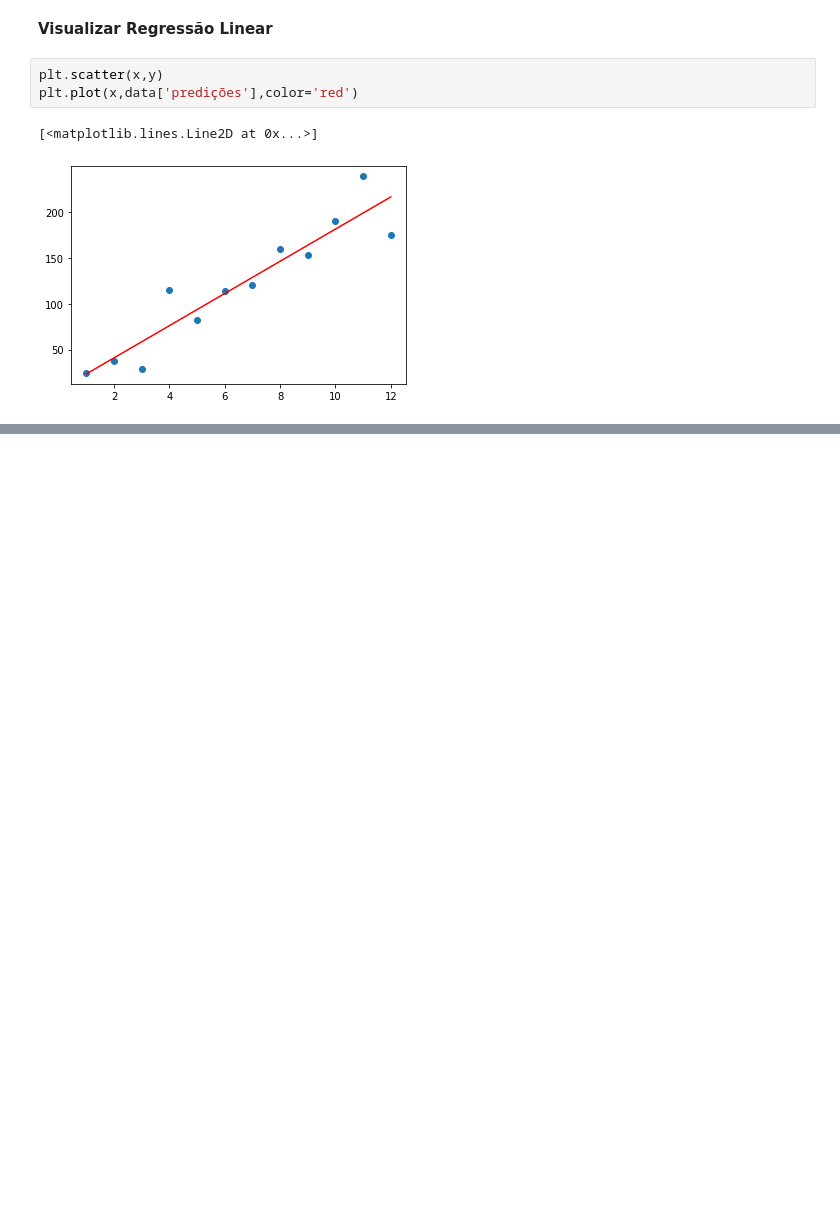
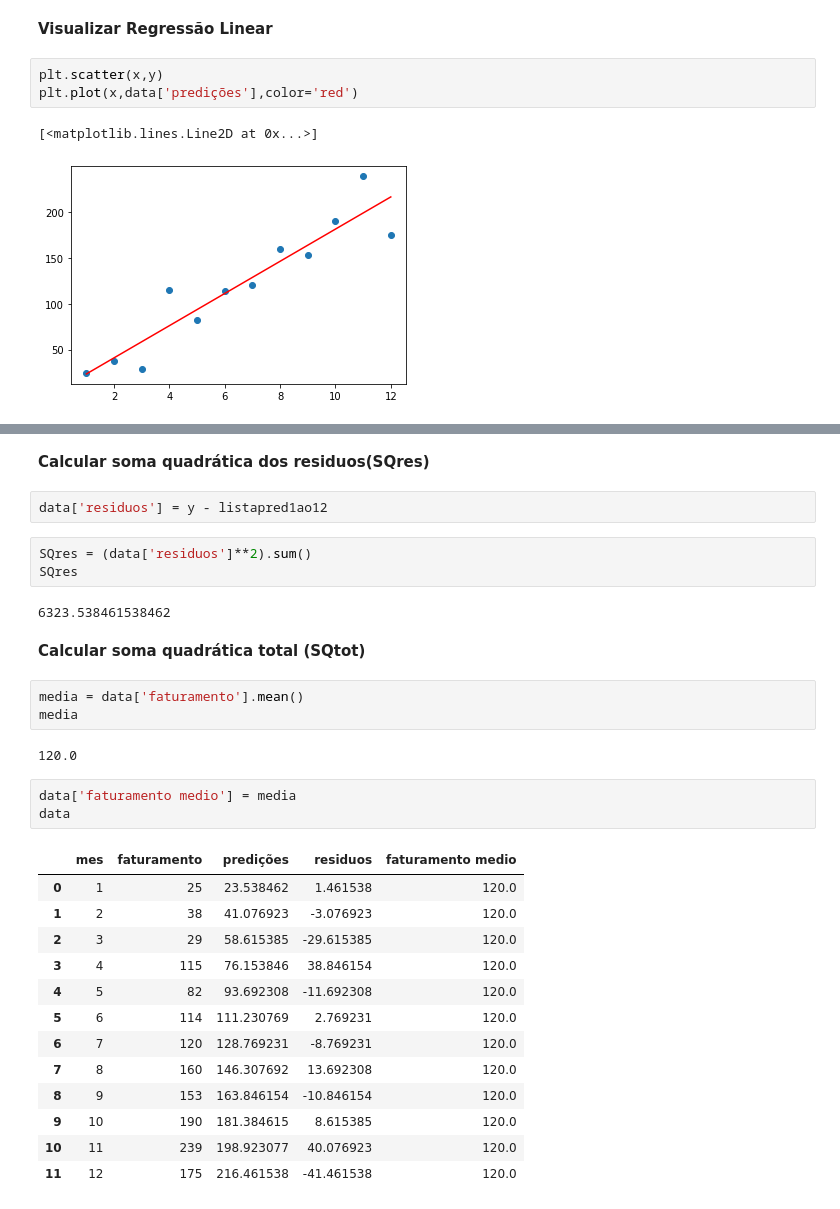
Before and after one commit to LucasRocha2308/Curso-Data-Science-e-Machine-Learning-com-Estatistica-e-Python, a Jupyter notebook: Estatistica_regressao_linear.ipynb, the cells around one changed output, grey strips where cells are left out. Saved outputs shown, nothing was run; the diff lists cells and outputs as text; blank space fills up the shorter version.

```diff
--- a/Estatistica_regressao_linear.ipynb
+++ b/Estatistica_regressao_linear.ipynb
@@ -215,0 +222,33 @@ plt.plot(x,data['predições'],color='red')
+# %% [markdown]
+**Calcular soma quadrática dos residuos(SQres)**
+# %%
+data['residuos'] = y - listapred1ao12
+# %%
+SQres = (data['residuos']**2).sum()
+SQres
+# %% [output]
+6323.538461538462
+# %% [markdown]
+**Calcular soma quadrática total (SQtot)**
+# %%
+media = data['faturamento'].mean()
+media
+# %% [output]
+120.0
+# %%
+data['faturamento medio'] = media
+data
+# %% [output]
+|  | mes | faturamento | predições | residuos | faturamento medio |
+| 0 | 1 | 25 | 23.538462 | 1.461538 | 120.0 |
+| 1 | 2 | 38 | 41.076923 | -3.076923 | 120.0 |
+| 2 | 3 | 29 | 58.615385 | -29.615385 | 120.0 |
+| 3 | 4 | 115 | 76.153846 | 38.846154 | 120.0 |
+| 4 | 5 | 82 | 93.692308 | -11.692308 | 120.0 |
+| 5 | 6 | 114 | 111.230769 | 2.769231 | 120.0 |
+| 6 | 7 | 120 | 128.769231 | -8.769231 | 120.0 |
+| 7 | 8 | 160 | 146.307692 | 13.692308 | 120.0 |
+| 8 | 9 | 153 | 163.846154 | -10.846154 | 120.0 |
+| 9 | 10 | 190 | 181.384615 | 8.615385 | 120.0 |
+| 10 | 11 | 239 | 198.923077 | 40.076923 | 120.0 |
+| 11 | 12 | 175 | 216.461538 | -41.461538 | 120.0 |
```
Also changed, not shown: parts of 12 cells of this notebook.
